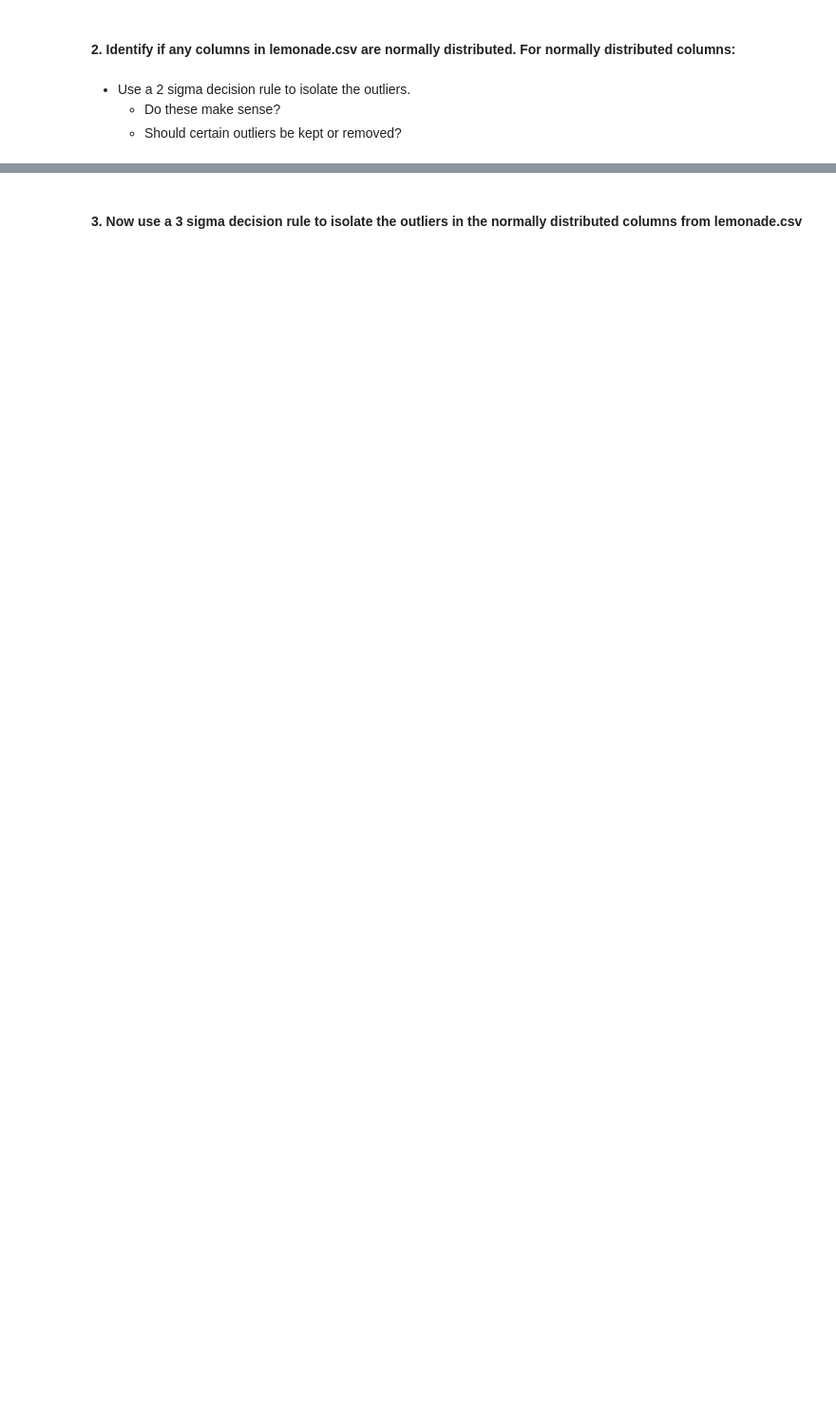
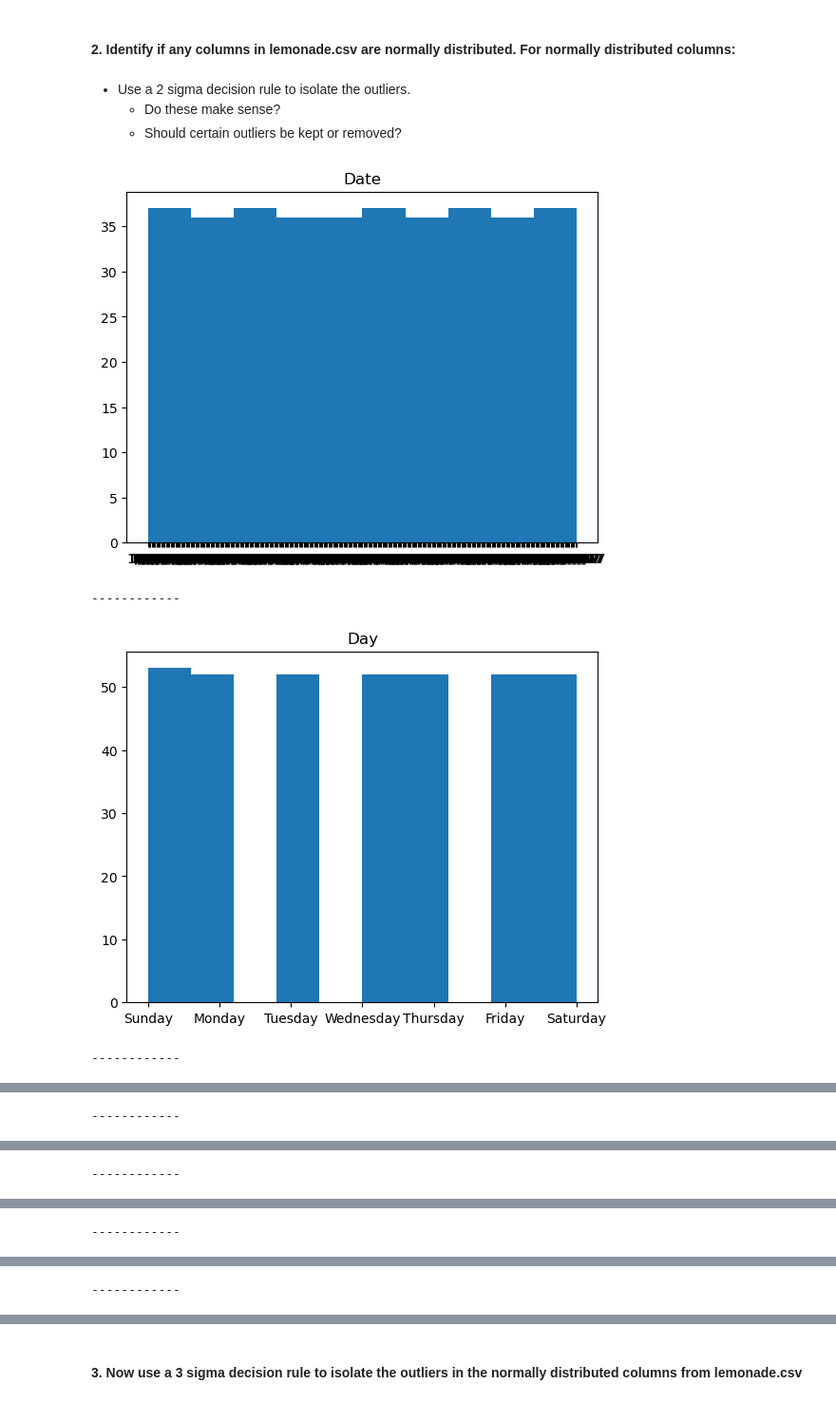
Before and after one commit to manuel-salazar1/anomaly-detection-exercises, a Jupyter notebook: continuous_probabilistic_methods.ipynb, the cells around one changed output, grey strips where cells are left out. Shown at 95% size. Saved outputs shown, nothing was run; the diff lists cells and outputs as text; code cells hidden in the pictures; blank space fills up the shorter version.

```diff
--- a/continuous_probabilistic_methods.ipynb
+++ b/continuous_probabilistic_methods.ipynb
@@ -11,6 +11,16 @@ import matplotlib.pyplot as plt
 %matplotlib inline
 # %% [markdown]
 # Exercises
+# %%
+def get_lower_and_upper_bounds(col, k=1.5):
+    q1 = col.quantile(0.25)
+    q3 = col.quantile(0.75)
+    iqr = q3 - q1
+
+    lower_fence = q1 - (iqr*k)
+    upper_fence = q3 + (iqr*k)
+
+    return lower_fence, upper_fence
 # %% [markdown]
 #### 1. Using lemonade.csv dataset and focusing on continuous variables:
 # %%
@@ -29,2 +72,8 @@ df.head()
 # %% [markdown]
 - Use the IQR Range Rule and the upper and lower bounds to identify the lower outliers of each column of lemonade.csv, using the multiplier of 1.5. Do these lower outliers make sense? Which outliers should be kept?
+# %%
+for col in df.columns[2:]:
+    lower_fence, upper_fence = get_lower_and_upper_bounds(df[col])
+
+    print(df[col] [(df[col] < lower_fence)].to_markdown())
+    print()
@@ -30,0 +97,6 @@ df.head()
+# %%
+for col in df.columns[2:]:
+    lower_fence, upper_fence = get_lower_and_upper_bounds(df[col])
+
+    print(df[col] [(df[col] > upper_fence)].to_markdown())
+    print()
@@ -30,0 +121,10 @@ df.head()
+# %%
+cols = df.columns.to_list()
+
+for col in cols[2:]:
+    plt.hist(df[col])
+    plt.title(col.capitalize())
+    plt.show()
+    sns.boxplot(data=df, x=col)
+    plt.show()
+    print('------------')
@@ -40,3 +291,16 @@ df.head()
 - Use a 2 sigma decision rule to isolate the outliers.
     - Do these make sense?
     - Should certain outliers be kept or removed?
+# %%
+cols = df.columns.to_list()
+
+for col in cols:
+    plt.hist(df[col])
+    plt.title(col.capitalize())
+    plt.show()
+    print('------------')
+# %% [output]
+[figure, added]
+------------
+[figure, added]
+------------
@@ -42,0 +308 @@ df.head()
+------------
@@ -42,0 +310 @@ df.head()
+------------
@@ -42,0 +312 @@ df.head()
+------------
@@ -42,0 +314 @@ df.head()
+------------
```
Also changed, not shown: parts of 38 cells of this notebook, 1 other file.
